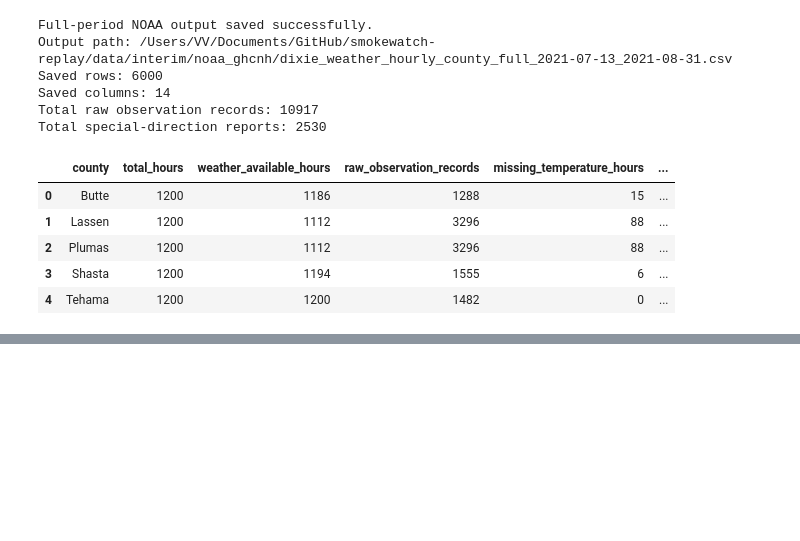
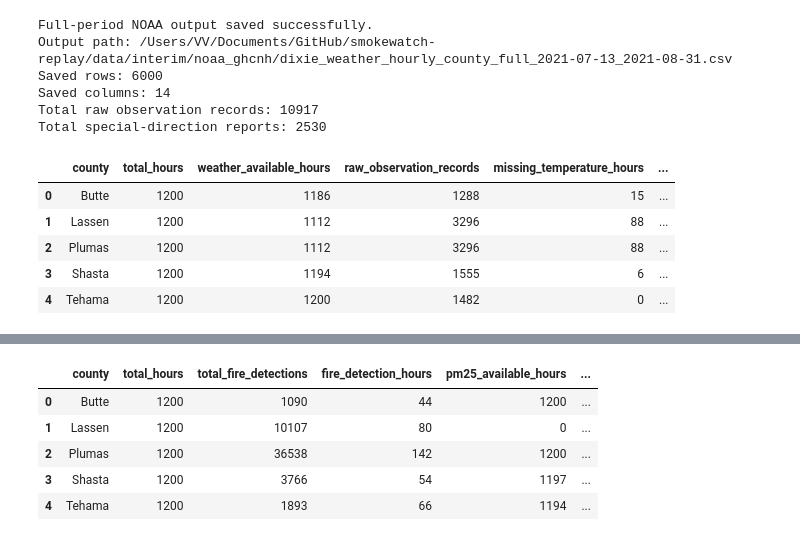
Before and after one commit to varunavy/smokewatch-replay, a Jupyter notebook: notebooks/01_full_period_pipeline.ipynb, the cells around one changed output, grey strips where cells are left out. Saved outputs shown, nothing was run; the diff lists cells and outputs as text; code cells hidden in the pictures; blank space fills up the shorter version.

Commit message:
Complete full-period integration and replay simulation

```diff
--- a/notebooks/01_full_period_pipeline.ipynb
+++ b/notebooks/01_full_period_pipeline.ipynb
@@ -3635,0 +4020,85 @@ Total special-direction reports: 2530
+# %%
+preservation_checks = [
+    (
+        "fire_detection_count",
+        full_period_fire_loaded,
+    ),
+    (
+        "pm25_available",
+        full_period_pm25_loaded,
+    ),
+    (
+        "pm25_negative_adjusted",
+        full_period_pm25_loaded,
+    ),
+    (
+        "weather_available",
+        full_period_weather_loaded,
+    ),
+    (
+        "weather_proxy_used",
+        full_period_weather_loaded,
+    ),
+    (
+        "wind_direction_special_count",
+        full_period_weather_loaded,
+    ),
+]
+
+for metric_name, source_frame in preservation_checks:
+    assert metric_name in source_frame.columns
+    assert metric_name in full_period_integrated.columns
+
+    source_total = source_frame[
+        metric_name
+    ].fillna(0).sum()
+
+    integrated_total = full_period_integrated[
+        metric_name
+    ].fillna(0).sum()
+
+    assert np.isclose(
+        source_total,
+        integrated_total,
+    )
+
+    print(
+        f"{metric_name}: preserved total "
+        f"{integrated_total}"
+    )
+
+
+full_period_integration_summary = (
+    full_period_integrated
+    .groupby("county")
+    .agg(
+        total_hours=(
+            "event_hour_utc",
+            "size",
+        ),
+        total_fire_detections=(
+            "fire_detection_count",
+            "sum",
+        ),
+        fire_detection_hours=(
+            "fire_detection_count",
+            lambda values: values.gt(0).sum(),
+        ),
+        pm25_available_hours=(
+            "pm25_available",
+            "sum",
+        ),
+        weather_available_hours=(
+            "weather_available",
+            "sum",
+        ),
+        weather_proxy_hours=(
+            "weather_proxy_used",
+            "sum",
+        ),
+    )
+    .reset_index()
+)
+
+display(full_period_integration_summary)
+# %% [output]
@@ -3635,0 +4111,6 @@ Total special-direction reports: 2530
+|  | county | total_hours | total_fire_detections | fire_detection_hours | pm25_available_hours | ... |
+| 0 | Butte | 1200 | 1090 | 44 | 1200 | ... |
+| 1 | Lassen | 1200 | 10107 | 80 | 0 | ... |
+| 2 | Plumas | 1200 | 36538 | 142 | 1200 | ... |
+| 3 | Shasta | 1200 | 3766 | 54 | 1197 | ... |
+| 4 | Tehama | 1200 | 1893 | 66 | 1194 | ... |
```
Also changed, not shown: parts of 7 cells of this notebook, 7 other files.
